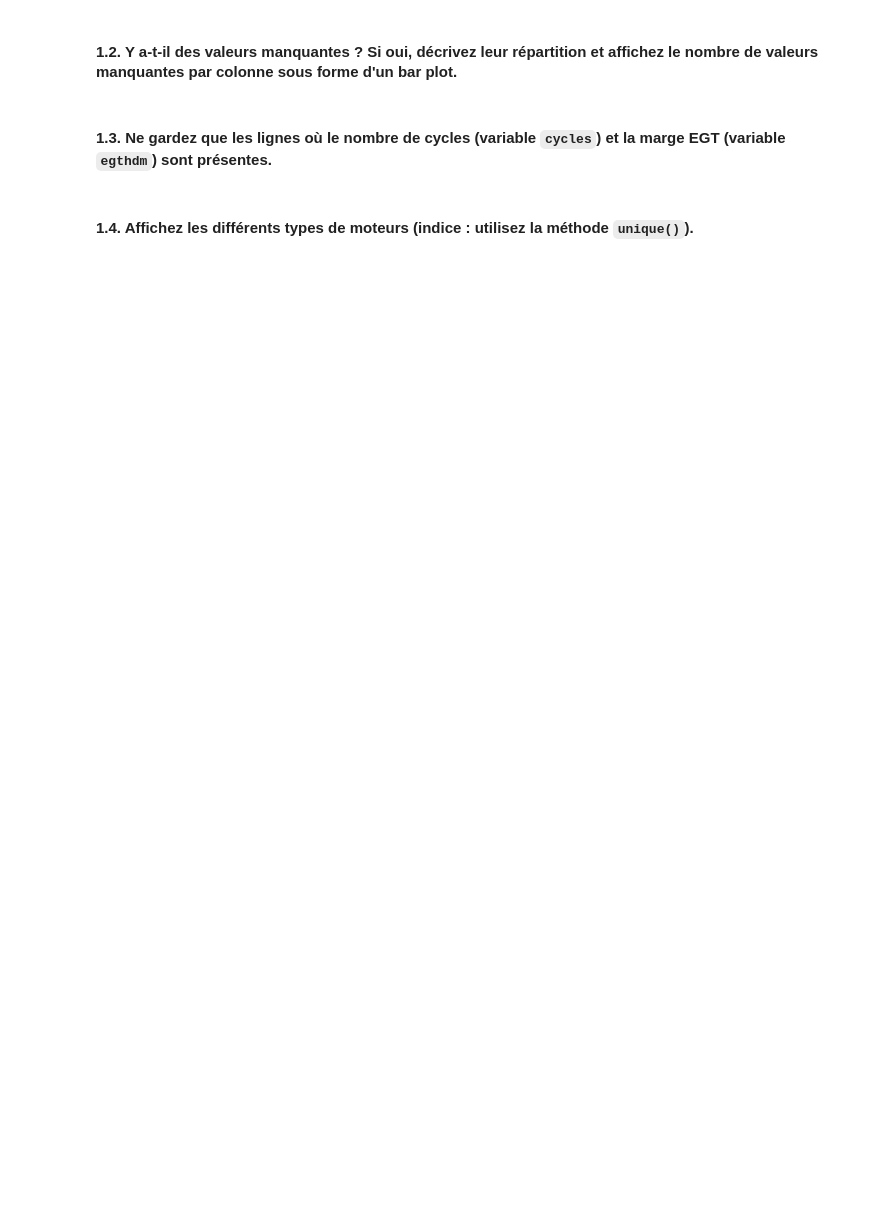
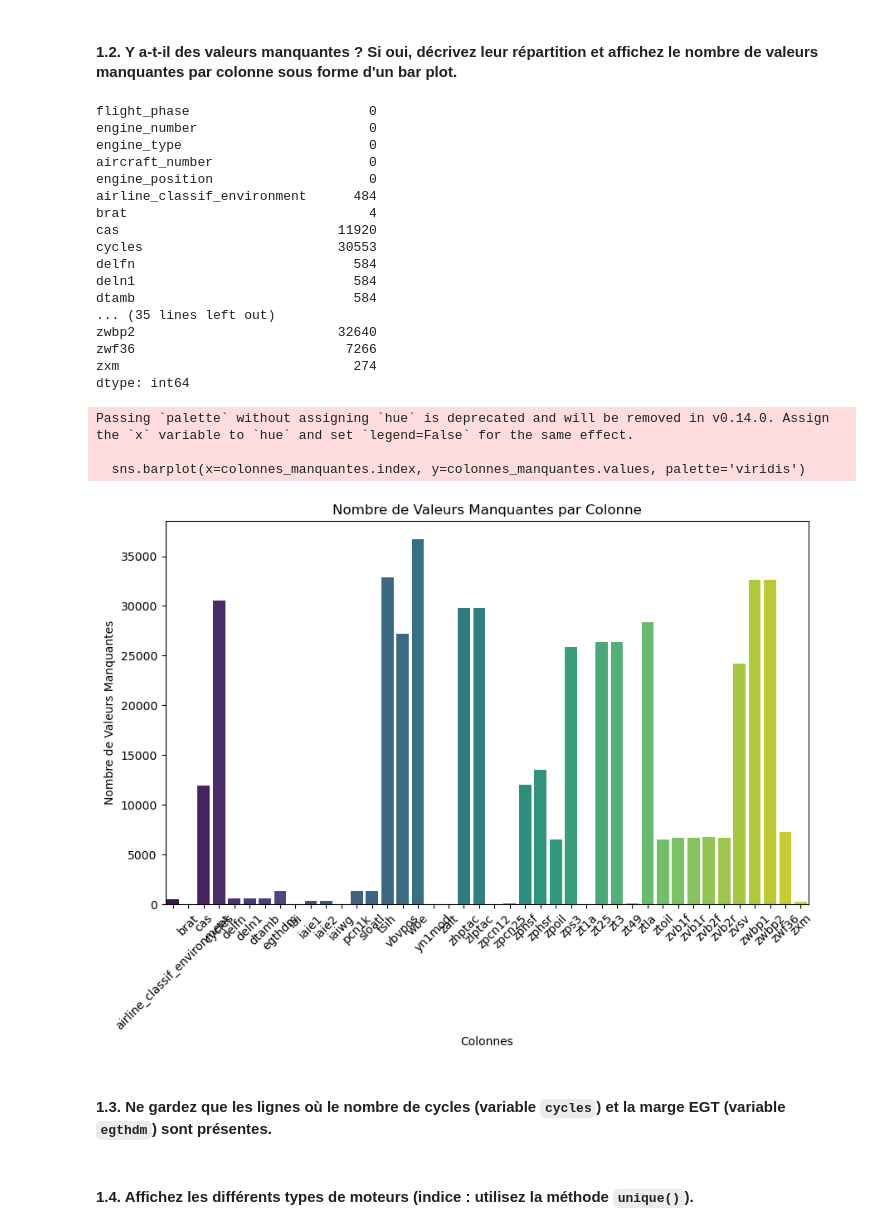
Before and after one commit to yacinebena/Analyse_de_donnees_MACS3, a Jupyter notebook: TD3/TD3.ipynb, the cells around one changed output. Saved outputs shown, nothing was run; the diff lists cells and outputs as text; code cells hidden in the pictures; blank space fills up the shorter version.

```diff
--- a/TD3/TD3.ipynb
+++ b/TD3/TD3.ipynb
@@ -27,0 +32,2 @@ os.chdir('MACS3-Statistiques-Descriptives-TDs')
+# %%
+data_acars = pd.read_excel( './data/accars_b.xlsx')
@@ -28,4 +55,38 @@ os.chdir('MACS3-Statistiques-Descriptives-TDs')
 # %% [markdown]
 #### 1.2. Y a-t-il des valeurs manquantes ? Si oui, décrivez leur répartition et affichez le nombre de valeurs manquantes par colonne sous forme d'un bar plot.
+# %%
+valeurs_manquantes = data_acars.isnull().sum()
+print(valeurs_manquantes)
+
+colonnes_manquantes = valeurs_manquantes[valeurs_manquantes > 0]
+plt.figure(figsize=(10, 6))
+sns.barplot(x=colonnes_manquantes.index, y=colonnes_manquantes.values, palette='viridis')
+plt.title('Nombre de Valeurs Manquantes par Colonne')
+plt.xlabel('Colonnes')
+plt.ylabel('Nombre de Valeurs Manquantes')
+plt.xticks(rotation=45)
+plt.show()
+# %% [output]
+flight_phase                       0
+engine_number                      0
+engine_type                        0
+aircraft_number                    0
+engine_position                    0
+airline_classif_environment      484
+brat                               4
+cas                            11920
+cycles                         30553
+delfn                            584
+deln1                            584
+dtamb                            584
+... (35 lines left out)
+zwbp2                          32640
+zwf36                           7266
+zxm                              274
+dtype: int64
+Passing `palette` without assigning `hue` is deprecated and will be removed in v0.14.0. Assign the `x` variable to `hue` and set `legend=False` for the same effect.
+
+  sns.barplot(x=colonnes_manquantes.index, y=colonnes_manquantes.values, palette='viridis')
+[figure, added]
 # %% [markdown]
 #### 1.3. Ne gardez que les lignes où le nombre de cycles (variable `cycles`) et la marge EGT (variable `egthdm`) sont présentes.
```
Also changed, not shown: parts of 25 cells of this notebook.
